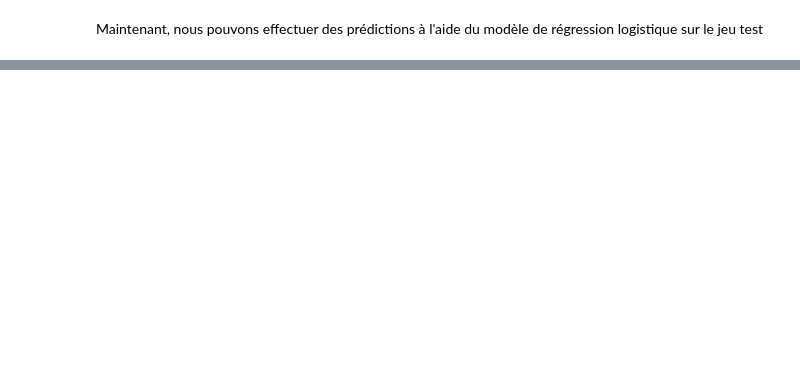
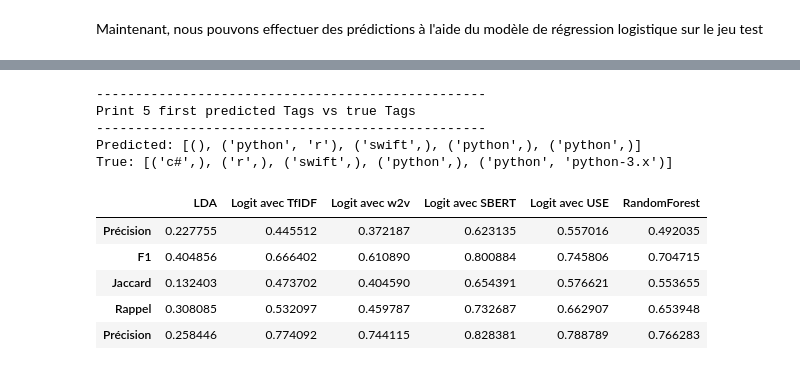
Before and after one commit to Babouopt/FlaskApp, a Jupyter notebook: ABOUELMAJD_BADR_2_notebook_test_032022.ipynb, the cells around one changed output, grey strips where cells are left out. Cells and saved outputs as stored; diff of their text form; code cells hidden in the pictures; blank space fills up the shorter version.

Commit message:
Ajout des fichiers exploration et test

```diff
--- a/ABOUELMAJD_BADR_2_notebook_test_032022.ipynb
+++ b/ABOUELMAJD_BADR_2_notebook_test_032022.ipynb
@@ -638,0 +1162,12 @@ df_metrics_compare
+# %%
+import pickle
+
+# Chemin du fichier pickle
+fichier_pickle = "./data"
+
+# Lecture du fichier pickle et récupération du vecteur X
+with open(fichier_pickle, 'rb') as fichier_sbert:
+    X_sbert = pickle.load(fichier_sbert)
+
+# Affichage du vecteur X
+print("Forme de X pour Doc_all : {}".format(X_sbert.shape))
@@ -638,0 +1176,9 @@ df_metrics_compare
+# %%
+# Création des ensembles d'entraînement et de test
+X_train_sbert, X_test_sbert, y_train_sbert, y_test_sbert = train_test_split(X_sbert, y_binarized,
+                                                    test_size=0.3, random_state=8)
+
+print("Forme de X_train_sbert: {}".format(X_train_sbert.shape))
+print("Forme de X_test_sbert : {}".format(X_test_sbert.shape))
+print("Forme de y_train_sbert : {}".format(y_train_sbert.shape))
+print("Forme de y_test_sbert : {}".format(y_test_sbert.shape))
@@ -638,0 +1241,36 @@ df_metrics_compare
+# %%
+# Refit RandomForestClassifier best_params with full dataset
+rfc_final_model = OneVsRestClassifier(RandomForestClassifier(**rfc_best_params_ok))
+rfc_final_model.fit(X_train_sbert, y_train_sbert)
+
+# Predict
+y_test_predicted_labels_sbert_rfc = rfc_final_model.predict(X_test_sbert)
+
+# Inverse transform
+y_test_pred_inversed_rfc = multilabel_binarizer\
+    .inverse_transform(y_test_predicted_labels_sbert_rfc)
+
+print("-"*50)
+print("Print 5 first predicted Tags vs true Tags")
+print("-" * 50)
+print("Predicted:", y_test_pred_inversed_rfc[0:5])
+print("True:", y_test_inversed[0:5])
+# %% [output]
+--------------------------------------------------
+Print 5 first predicted Tags vs true Tags
+--------------------------------------------------
+Predicted: [(), ('python', 'r'), ('swift',), ('python',), ('python',)]
+True: [('c#',), ('r',), ('swift',), ('python',), ('python', 'python-3.x')]
+# %%
+df_metrics_compare = metrics_score("RandomForest",
+                                   df=df_metrics_compare,
+                                   y_true = y_test_sbert,
+                                   y_pred = y_test_predicted_labels_sbert_rfc)
+df_metrics_compare
+# %% [output]
+|  | LDA | Logit avec TfIDF | Logit avec w2v | Logit avec SBERT | Logit avec USE | RandomForest |
+| Précision | 0.227755 | 0.445512 | 0.372187 | 0.623135 | 0.557016 | 0.492035 |
+| F1 | 0.404856 | 0.666402 | 0.610890 | 0.800884 | 0.745806 | 0.704715 |
+| Jaccard | 0.132403 | 0.473702 | 0.404590 | 0.654391 | 0.576621 | 0.553655 |
+| Rappel | 0.308085 | 0.532097 | 0.459787 | 0.732687 | 0.662907 | 0.653948 |
+| Précision | 0.258446 | 0.774092 | 0.744115 | 0.828381 | 0.788789 | 0.766283 |
```
Also changed, not shown: parts of 56 cells of this notebook, 1 other file.
